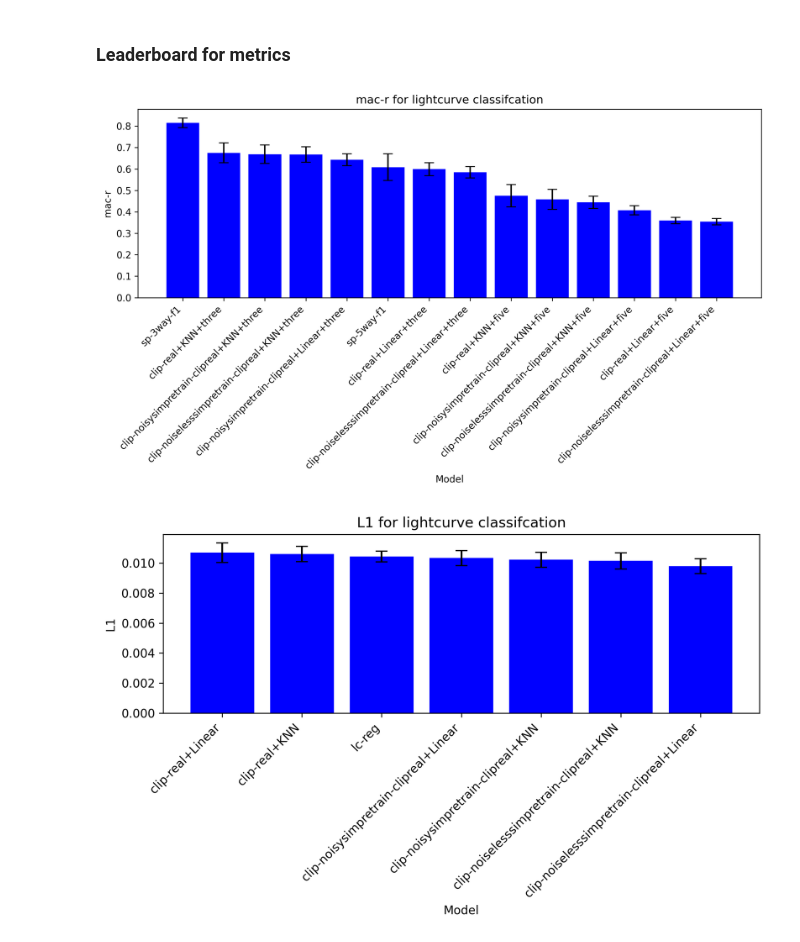
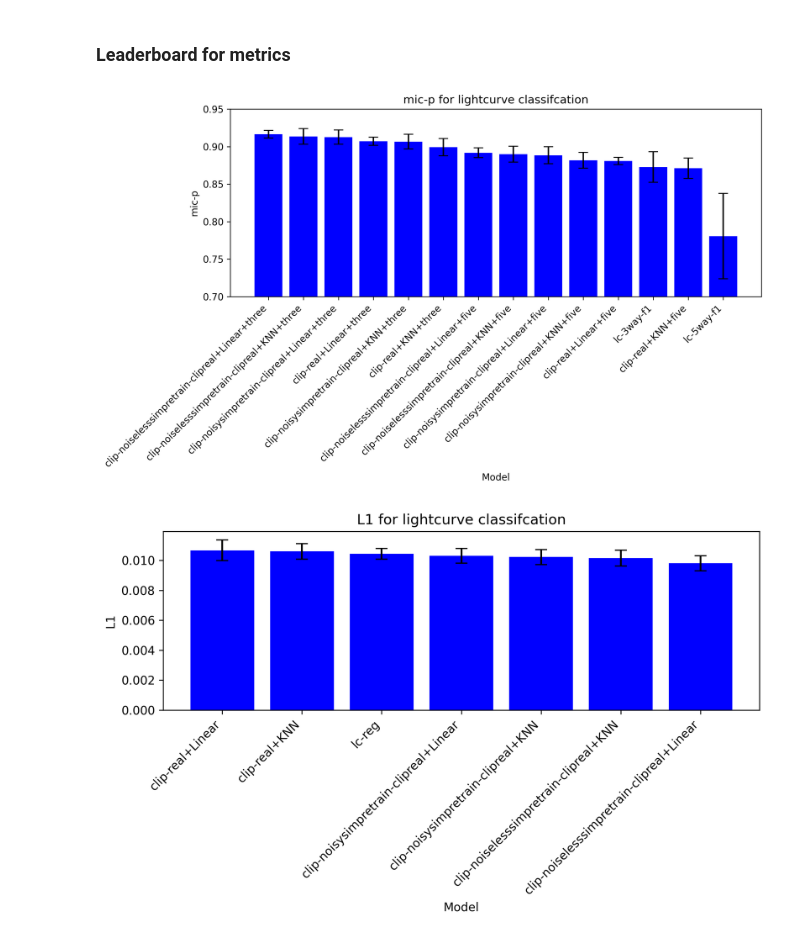
Before and after one commit to ThomasHelfer/multimodal-supernovae, a Jupyter notebook: plot_data.ipynb, the cells around one changed output. Cells and saved outputs as stored; diff of their text form; code cells hidden in the pictures.

```diff
--- a/plot_data.ipynb
+++ b/plot_data.ipynb
@@ -76,32 +56,34 @@ merged_classification
 # %%
 # Leaderboard in different metrics for classifications
 # ========================
-variable_name = "mac-r"  # Choose from ['mic-f1', 'mic-p', 'mic-r', 'mic-acc', 'mac-f1', 'mac-p', 'mac-r', 'mac-acc']
+variable_name = "mic-p"  # Choose from ['mic-f1', 'mic-p', 'mic-r', 'mic-acc', 'mac-f1', 'mac-p', 'mac-r', 'mac-acc']
+modality = "lightcurve"
 # ========================
 
 lc_class_mean = class_mean[
-    class_mean["Combination"] == "spectral"
+    class_mean["Combination"] == modality
 ]  # .drop(columns=dropcols)
 lc_class_std = class_std[
-    class_std["Combination"] == "spectral"
+    class_std["Combination"] == modality
 ]  # .drop(columns=dropcols)
 lc_class_mean = lc_class_mean.sort_values(by=variable_name, ascending=False)
 lc_class_std = lc_class_std.loc[lc_class_mean.index]
 plt.figure(figsize=(10, 6), dpi=300)
 plt.bar(
     lc_class_mean["Model"],
     lc_class_mean[variable_name],
     yerr=lc_class_std[variable_name],
     capsize=5,
     color="blue",
 )
+plt.ylim([0.7, 0.95])
 plt.xlabel("Model")
 plt.ylabel(variable_name)
 plt.title(f"{variable_name} for lightcurve classifcation")
 plt.xticks(rotation=45, ha="right")
 plt.tight_layout()
 # %% [output]
-[figure, old version]
+[figure, new version]
 # %%
 # ========================
 variable_name = "L1"  # Choose [ L1	L2	R2	OLF]
```
Also changed, not shown: parts of 13 cells of this notebook.
